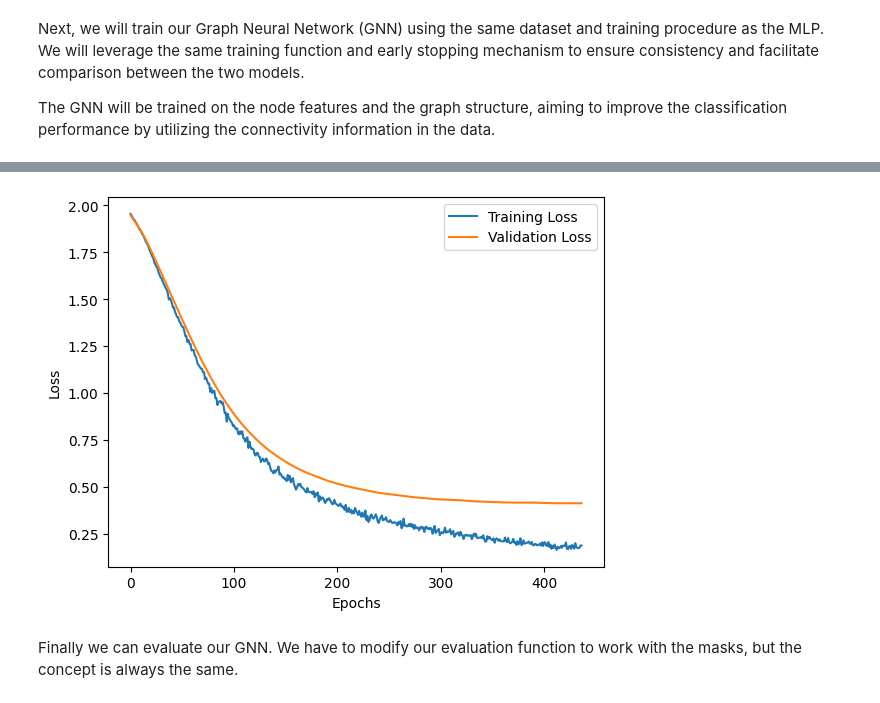
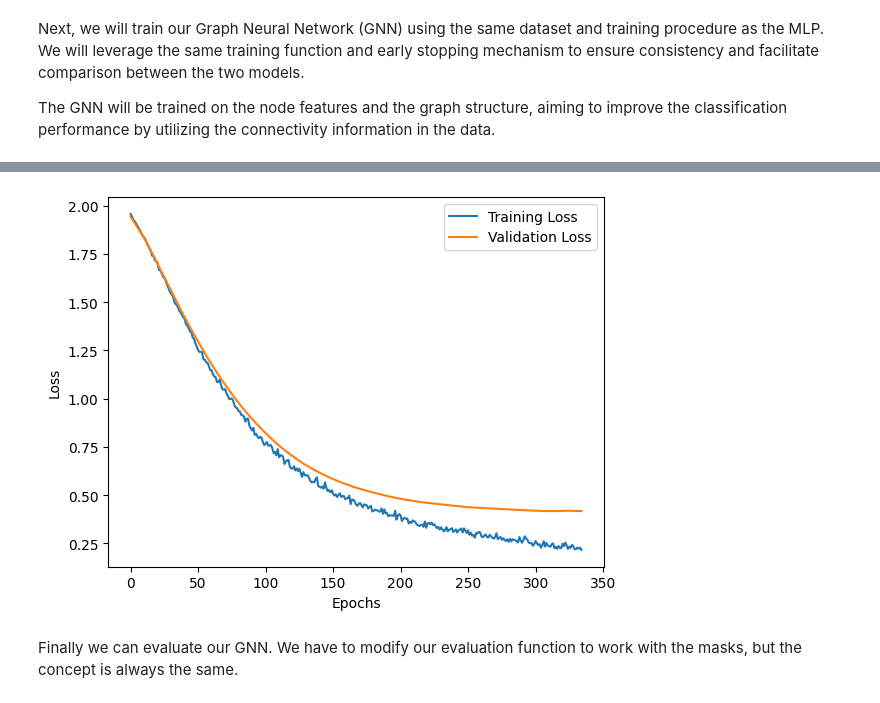
Before and after one commit to giordano-demarzo/giordano-demarzo.github.io, a Jupyter notebook: files/dlss25/notebooks/GNN_Cora.ipynb, the cells around one changed output, grey strips where cells are left out. Saved outputs shown, nothing was run; the diff lists cells and outputs as text; code cells hidden in the pictures.

```diff
--- a/files/dlss25/notebooks/GNN_Cora.ipynb
+++ b/files/dlss25/notebooks/GNN_Cora.ipynb
@@ -220,8 +219,7 @@ class MLP_Classifier(nn.Module):
             nn.Linear(32, 16),
             nn.ReLU(),
             nn.Dropout(0.3),
-            nn.Linear(16, output_dim),
-            nn.LogSoftmax(dim=1)
+            nn.Linear(16, output_dim)
         )
 
     def forward(self, x):
@@ -557,37 +558,46 @@ Next, we will train our Graph Neural Network (GNN) using the same dataset and tr
 
 The GNN will be trained on the node features and the graph structure, aiming to improve the classification performance by utilizing the connectivity information in the data.
 # %%
-# Define the training function for the GNN (reusing the previous function)
-def train_model(epochs, model, optimizer, criterion, train_loader, val_loader, early_stopper):
+# Define the training function for the GNN
+def train_model(epochs, model, optimizer, criterion, data, early_stopper):
+    # Make sure device is defined
+    device = torch.device('cuda' if torch.cuda.is_available() else 'cpu')
+
+    # Move the data and model to the device
+    data = data.to(device)
+    model = model.to(device)
+
     train_losses = []
     val_losses = []
+
     for epoch in range(epochs):
+        # Training
         model.train()
-        train_loss = 0
-        for data in train_loader:
-            data = data.to(device)
-            optimizer.zero_grad()
+        optimizer.zero_grad()
+
+        # Forward pass on the entire graph
+        output = model(data)
+
+        # Calculate loss using the train mask
+        train_loss = criterion(output[data.train_mask], data.y[data.train_mask])
+
+        # Backward pass
+        train_loss.backward()
+        optimizer.step()
+
+        train_losses.append(train_loss.item())
+
+        # Validation
+        model.eval()
+        with torch.no_grad():
             output = model(data)
-            loss = criterion(output[data.train_mask], data.y[data.train_mask])
-            loss.backward()
-            optimizer.step()
-            train_loss += loss.item()
+            val_loss = criterion(output[data.val_mask], data.y[data.val_mask])
+            val_losses.append(val_loss.item())
 
-        train_losses.append(train_loss / len(train_loader))
+        print(f'Epoch: {epoch+1}, Training Loss: {train_loss.item():.4f}, Validation Loss: {val_loss.item():.4f}')
 
-        model.eval()
-        val_loss = 0
-        with torch.no_grad():
-            for data in val_loader:
-                data = data.to(device)
-                output = model(data)
-                loss = criterion(output[data.val_mask], data.y[data.val_mask])
-                val_loss += loss.item()
-        val_losses.append(val_loss / len(val_loader))
-        print(f'Epoch: {epoch+1}, Training Loss: {train_loss / len(train_loader):.4f}, Validation Loss: {val_loss / len(val_loader):.4f}')
-
-        # Early stopping call and pass the model for checkpointing
-        early_stopper(val_loss, model)
+        # Early stopping
+        early_stopper(val_loss.item(), model)
         if early_stopper.early_stop:
             print("Early stopping triggered.")
             break
@@ -596,7 +606,13 @@ def train_model(epochs, model, optimizer, criterion, train_loader, val_loader, e
     model.load_state_dict(torch.load('gnn_checkpoint.pt'))
     return train_losses, val_losses
 
-# Define the optimizer and loss function
+# Add the masks to the data object
+data.train_mask = train_mask
+data.val_mask = val_mask
+data.test_mask = test_mask
+
+# Define the optimizer, loss function, and device
+device = torch.device('cuda' if torch.cuda.is_available() else 'cpu')
 optimizer = optim.Adam(gnn_model.parameters(), lr=0.001, weight_decay=0.0001)
 criterion = nn.CrossEntropyLoss()
 
@@ -605,7 +621,7 @@ early_stopper = EarlyStopping(patience=25, min_delta=0.0001, path='gnn_checkpoin
 
 # Train the GNN model
 epochs = 500
-train_losses, val_losses = train_model(epochs, gnn_model, optimizer, criterion, train_loader, val_loader, early_stopper)
+train_losses, val_losses = train_model(epochs, gnn_model, optimizer, criterion, data, early_stopper)
 
 # Plot training and validation losses
 plt.plot(train_losses, label='Training Loss')
@@ -634,5 +650,5 @@ Epoch: 437, Training Loss: 0.1882, Validation Loss: 0.4131
 Early stopping triggered.
-[figure, old version]
+[figure, new version]
 # %% [markdown]
 Finally we can evaluate our GNN. We have to modify our evaluation function to work with the masks, but the concept is always the same.
 # %%
```
Also changed, not shown: parts of 8 cells of this notebook.
